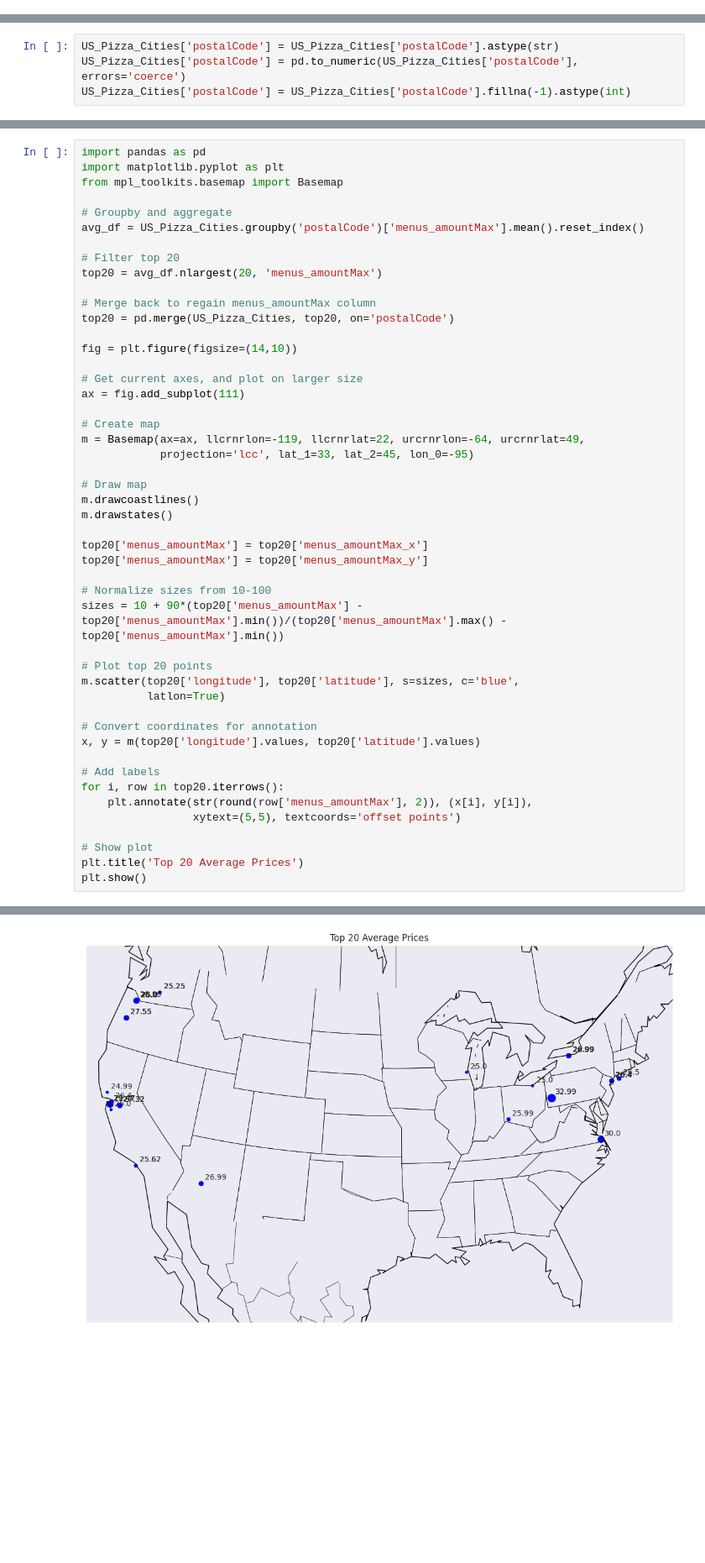
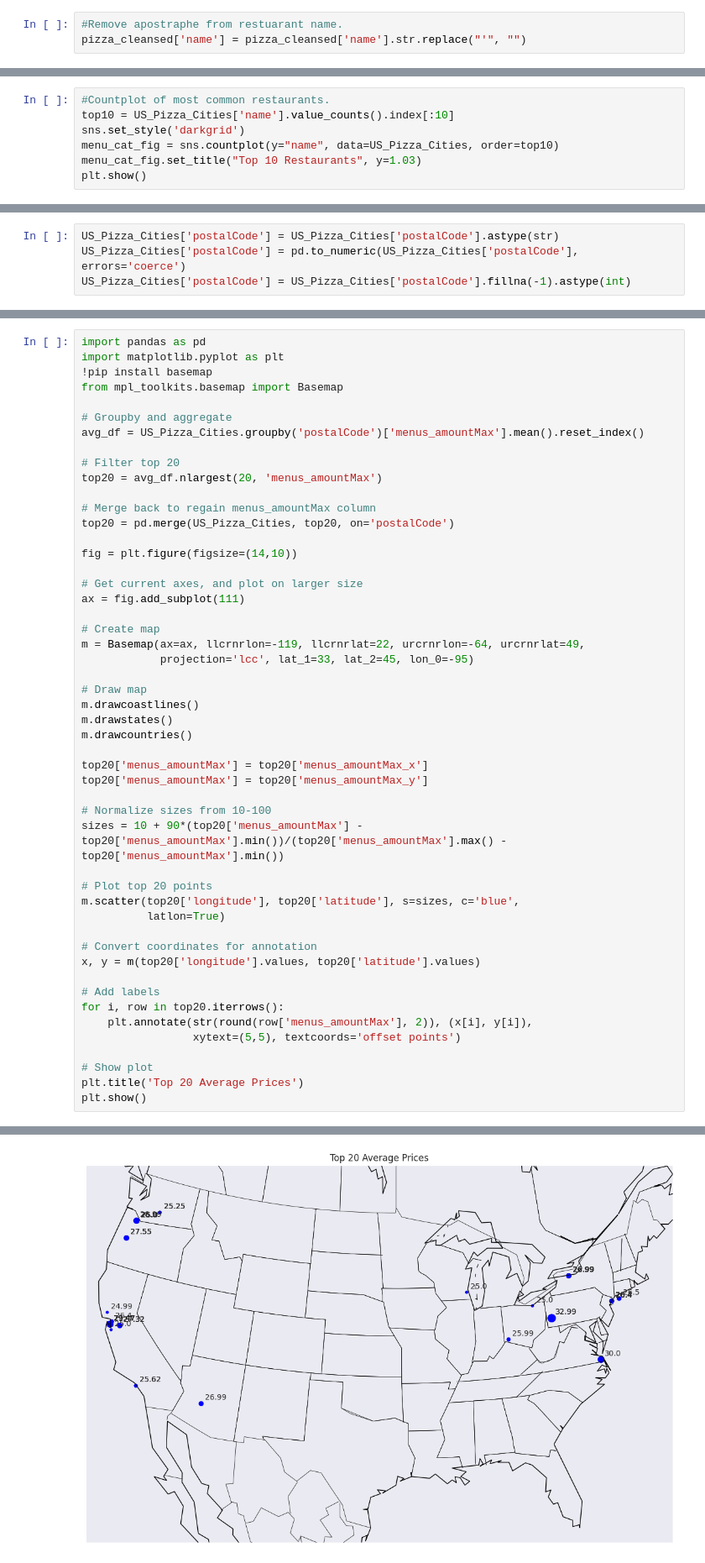
Before and after one commit to jjhiatt/Capstone-II-Josh-Hiatt, a Jupyter notebook: Capstone_2_US_EDA.ipynb, the cells around one changed output, grey strips where cells are left out. Shown at 84% size. Cells and saved outputs as stored; diff of their text form; blank space fills up the shorter version.

```diff
--- a/Capstone_2_US_EDA.ipynb
+++ b/Capstone_2_US_EDA.ipynb
@@ -130,6 +130,9 @@ pizza_cleansed['menu_item'] = pizza_cleansed['menu_item'].str.split('!').str.get
 pizza_cleansed['menu_item'] = pizza_cleansed['menu_item'].str.split('(').str.get(0)
 pizza_cleansed['menu_item'] = pizza_cleansed['menu_item'].str.split(')').str.get(0)
 pizza_cleansed['menu_item'] = pizza_cleansed['menu_item'].str.split('"').str.get(0)
+# %%
+#Remove apostraphe from restuarant name.
+pizza_cleansed['name'] = pizza_cleansed['name'].str.replace("'", "")
 # %%
 #IMPORTING DATA: Importing US City Demograghic data.
 import requests
@@ -513,0 +502,7 @@ US_Pizza_Cities.head()
+# %%
+#Countplot of most common restaurants.
+top10 = US_Pizza_Cities['name'].value_counts().index[:10]
+sns.set_style('darkgrid')
+menu_cat_fig = sns.countplot(y="name", data=US_Pizza_Cities, order=top10)
+menu_cat_fig.set_title("Top 10 Restaurants", y=1.03)
+plt.show()
@@ -557,6 +533,7 @@ top20.head(20)
 # %%
 import pandas as pd
 import matplotlib.pyplot as plt
+!pip install basemap
 from mpl_toolkits.basemap import Basemap
 
 # Groupby and aggregate
@@ -580,6 +557,7 @@ m = Basemap(ax=ax, llcrnrlon=-119, llcrnrlat=22, urcrnrlon=-64, urcrnrlat=49,
 # Draw map
 m.drawcoastlines()
 m.drawstates()
+m.drawcountries()
 
 top20['menus_amountMax'] = top20['menus_amountMax_x']
 top20['menus_amountMax'] = top20['menus_amountMax_y']
@@ -606 +600 @@ plt.show()
-[figure, old version]
+[figure, new version]
```
Also changed, not shown: parts of 30 cells of this notebook.
